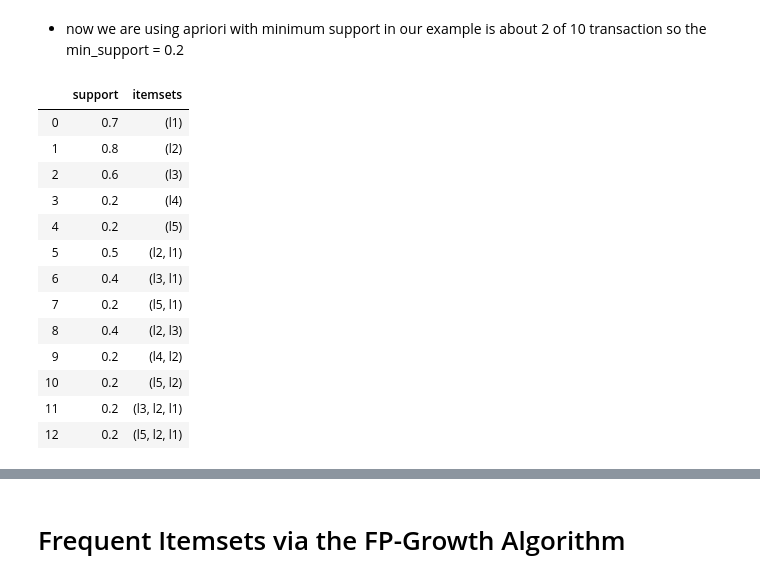
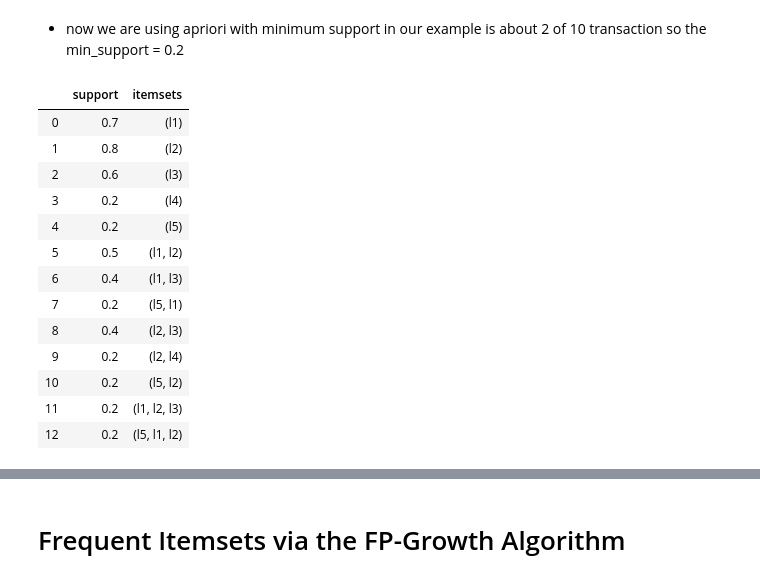
Before and after one commit to mansoura-cis/DataScience.Learning, a Jupyter notebook: Extracting Frequent pattern/Frequent_pattern.ipynb, the cells around one changed output, grey strips where cells are left out. Cells and saved outputs as stored; diff of their text form; code cells hidden in the pictures.

Commit message:
Frequent pattern extraction _2

```diff
--- a/Extracting Frequent pattern/Frequent_pattern.ipynb
+++ b/Extracting Frequent pattern/Frequent_pattern.ipynb
@@ -104,19 +229,20 @@ TrDataframe
 # %% [markdown]
 - now we are using apriori with minimum support in our example is about 2 of 10 transaction so the min_support = 0.2
 # %%
-apriori(TrDataframe, min_support= 0.2 , use_colnames=True)
+frequentSet =apriori(TrDataframe, min_support= 0.2 , use_colnames=True)
+frequentSet
 # %% [output]
 |  | support | itemsets |
 | 0 | 0.7 | (l1) |
 | 1 | 0.8 | (l2) |
 | 2 | 0.6 | (l3) |
 | 3 | 0.2 | (l4) |
 | 4 | 0.2 | (l5) |
-| 5 | 0.5 | (l2, l1) |
-| 6 | 0.4 | (l3, l1) |
+| 5 | 0.5 | (l1, l2) |
+| 6 | 0.4 | (l1, l3) |
 | 7 | 0.2 | (l5, l1) |
 | 8 | 0.4 | (l2, l3) |
-| 9 | 0.2 | (l4, l2) |
+| 9 | 0.2 | (l2, l4) |
 | 10 | 0.2 | (l5, l2) |
-| 11 | 0.2 | (l3, l2, l1) |
-| 12 | 0.2 | (l5, l2, l1) |
+| 11 | 0.2 | (l1, l2, l3) |
+| 12 | 0.2 | (l5, l1, l2) |
```
Also changed, not shown: parts of 21 cells of this notebook, 1 other file.
